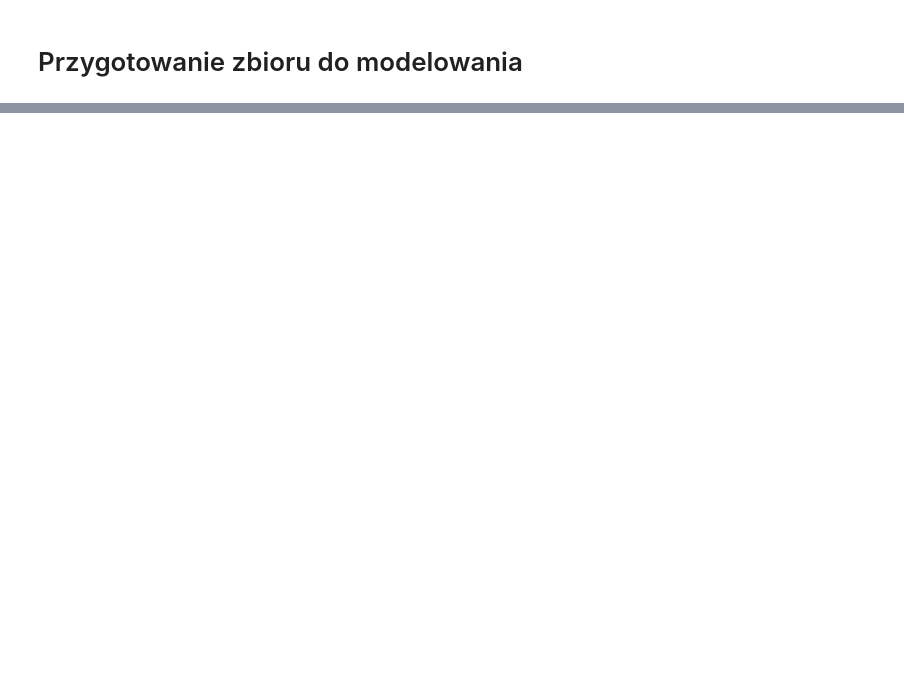
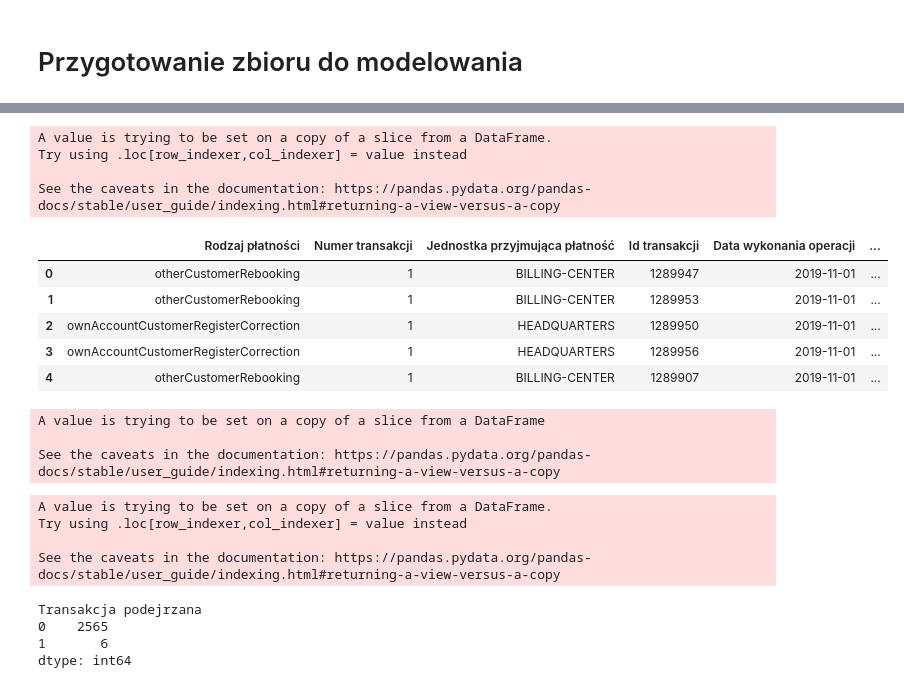
Before and after one commit to glinkapiotr/Asseco_Innovation, a Jupyter notebook: CodePlay_2020_SDS_data_API.ipynb, the cells around one changed output, grey strips where cells are left out. Drawn from its saved outputs; the diff is of its cells as text; code cells hidden in the pictures; blank space fills up the shorter version.

Commit message:
Utworzenie kolumny objaśnianej "Transakcja podejrzana" na podstawie wiedzy eksperckiej i kodu python

```diff
--- a/CodePlay_2020_SDS_data_API.ipynb
+++ b/CodePlay_2020_SDS_data_API.ipynb
@@ -732,8 +746,5 @@ See the caveats in the documentation: https://pandas.pydata.org/pandas-docs/stab
 # %% [markdown]
 # Przygotowanie zbioru do modelowania
-# %%
-# Tworzę nową kolumnę w DF o nazwie "Ryzykowna transakcja"
-clean_DF['Ryzykowna transakcja'] = ''
 # %%
 # Tworzę kopię DF, na której teraz będę pracował
 model_DF = clean_DF
@@ -742,0 +776,16 @@ print("Paweł zmiana")
+# %%
+model_DF['Godzina rejestracji operacji'] = pd.to_datetime(model_DF['Data i czas rejestracji operacji']).dt.hour
+# %% [output]
+A value is trying to be set on a copy of a slice from a DataFrame.
+Try using .loc[row_indexer,col_indexer] = value instead
+
+See the caveats in the documentation: https://pandas.pydata.org/pandas-docs/stable/user_guide/indexing.html#returning-a-view-versus-a-copy
+# %%
+model_DF.head()
+# %% [output]
+|  | Rodzaj płatności | Numer transakcji | Jednostka przyjmująca płatność | Id transakcji | Data wykonania operacji | ... |
+| 0 | otherCustomerRebooking | 1 | BILLING-CENTER | 1289947 | 2019-11-01 | ... |
+| 1 | otherCustomerRebooking | 1 | BILLING-CENTER | 1289953 | 2019-11-01 | ... |
+| 2 | ownAccountCustomerRegisterCorrection | 1 | HEADQUARTERS | 1289950 | 2019-11-01 | ... |
+| 3 | ownAccountCustomerRegisterCorrection | 1 | HEADQUARTERS | 1289956 | 2019-11-01 | ... |
+| 4 | otherCustomerRebooking | 1 | BILLING-CENTER | 1289907 | 2019-11-01 | ... |
@@ -742,0 +802,22 @@ print("Paweł zmiana")
+# %%
+model_DF.drop(axis=1, columns = 'Transakcja podejrzana', inplace = True)
+# %% [output]
+A value is trying to be set on a copy of a slice from a DataFrame
+
+See the caveats in the documentation: https://pandas.pydata.org/pandas-docs/stable/user_guide/indexing.html#returning-a-view-versus-a-copy
+# %%
+#tworzenie kolumny Transakcja podejrzana na podstawie wiedzy eksperckiej
+model_DF['Transakcja podejrzana']= ((model_DF['Kwota płatności'] > model_DF['Kwota płatności'].mean()) & (model_DF['Kwota płatności'] % 1000 ==0) & ((model_DF['Godzina rejestracji operacji'] >= 22) | (model_DF['Godzina rejestracji operacji'] <= 6)) & (model_DF['Kraj odbiorcy'] != model_DF['Kraj nadawcy'])).astype(int)
+# %% [output]
+A value is trying to be set on a copy of a slice from a DataFrame.
+Try using .loc[row_indexer,col_indexer] = value instead
+
+See the caveats in the documentation: https://pandas.pydata.org/pandas-docs/stable/user_guide/indexing.html#returning-a-view-versus-a-copy
+# %%
+#sprawdzenie liczby potencjalnych podejrzanych transakcji
+model_DF.groupby('Transakcja podejrzana').size()
+# %% [output]
+Transakcja podejrzana
+0    2565
+1       6
+dtype: int64
```
Also changed, not shown: parts of 7 cells of this notebook.
